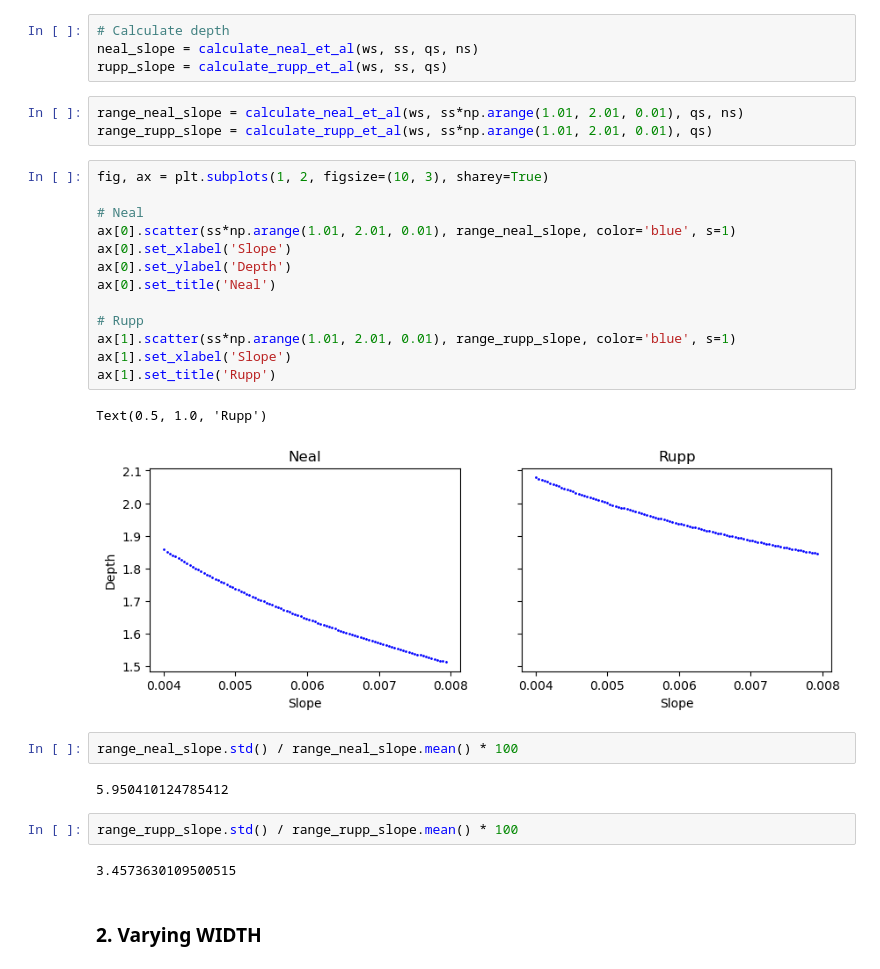
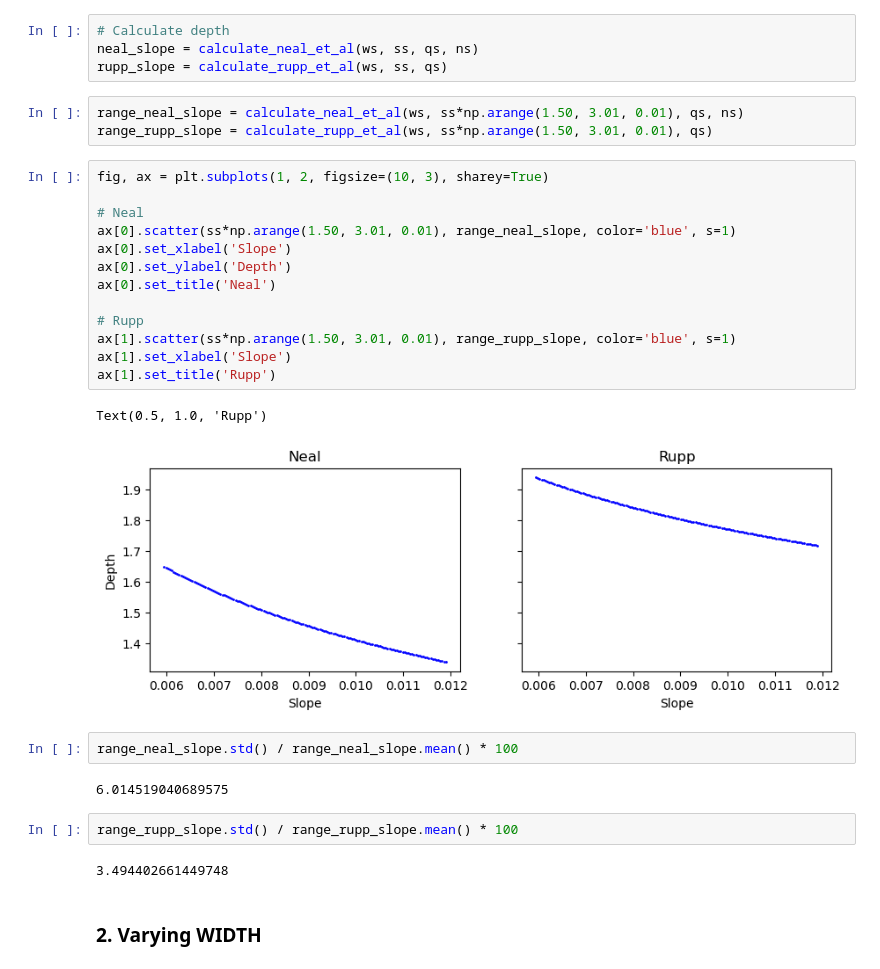
Before and after one commit to Martin20494/Bathymetry_Uncertainty, a Jupyter notebook: other_files/all_results/formulas/script.ipynb, the cells around one changed output. Saved outputs shown, nothing was run; the diff lists cells and outputs as text.

```diff
--- a/other_files/all_results/formulas/script.ipynb
+++ b/other_files/all_results/formulas/script.ipynb
@@ -404,32 +404,32 @@ mean slope:  0.003966211541308261
 neal_slope = calculate_neal_et_al(ws, ss, qs, ns)
 rupp_slope = calculate_rupp_et_al(ws, ss, qs)
 # %%
-range_neal_slope = calculate_neal_et_al(ws, ss*np.arange(1.01, 2.01, 0.01), qs, ns)
-range_rupp_slope = calculate_rupp_et_al(ws, ss*np.arange(1.01, 2.01, 0.01), qs)
+range_neal_slope = calculate_neal_et_al(ws, ss*np.arange(1.50, 3.01, 0.01), qs, ns)
+range_rupp_slope = calculate_rupp_et_al(ws, ss*np.arange(1.50, 3.01, 0.01), qs)
 # %%
 fig, ax = plt.subplots(1, 2, figsize=(10, 3), sharey=True)
 
 # Neal
-ax[0].scatter(ss*np.arange(1.01, 2.01, 0.01), range_neal_slope, color='blue', s=1)
+ax[0].scatter(ss*np.arange(1.50, 3.01, 0.01), range_neal_slope, color='blue', s=1)
 ax[0].set_xlabel('Slope')
 ax[0].set_ylabel('Depth')
 ax[0].set_title('Neal')
 
 # Rupp
-ax[1].scatter(ss*np.arange(1.01, 2.01, 0.01), range_rupp_slope, color='blue', s=1)
+ax[1].scatter(ss*np.arange(1.50, 3.01, 0.01), range_rupp_slope, color='blue', s=1)
 ax[1].set_xlabel('Slope')
 ax[1].set_title('Rupp')
 # %% [output]
 Text(0.5, 1.0, 'Rupp')
-[figure, old version]
+[figure, new version]
 # %%
 range_neal_slope.std() / range_neal_slope.mean() * 100
 # %% [output]
-5.950410124785412
+6.014519040689575
 # %%
 range_rupp_slope.std() / range_rupp_slope.mean() * 100
 # %% [output]
-3.4573630109500515
+3.494402661449748
 # %% [markdown]
 ### 2. Varying WIDTH
 # %%
```
Also changed, not shown: parts of 9 cells of this notebook, 22 other files.
